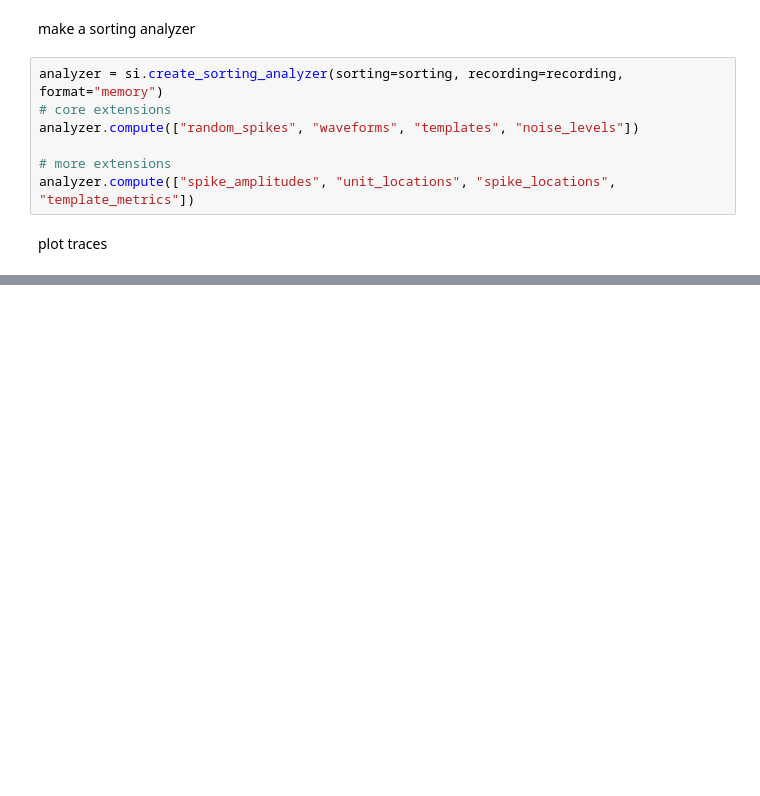
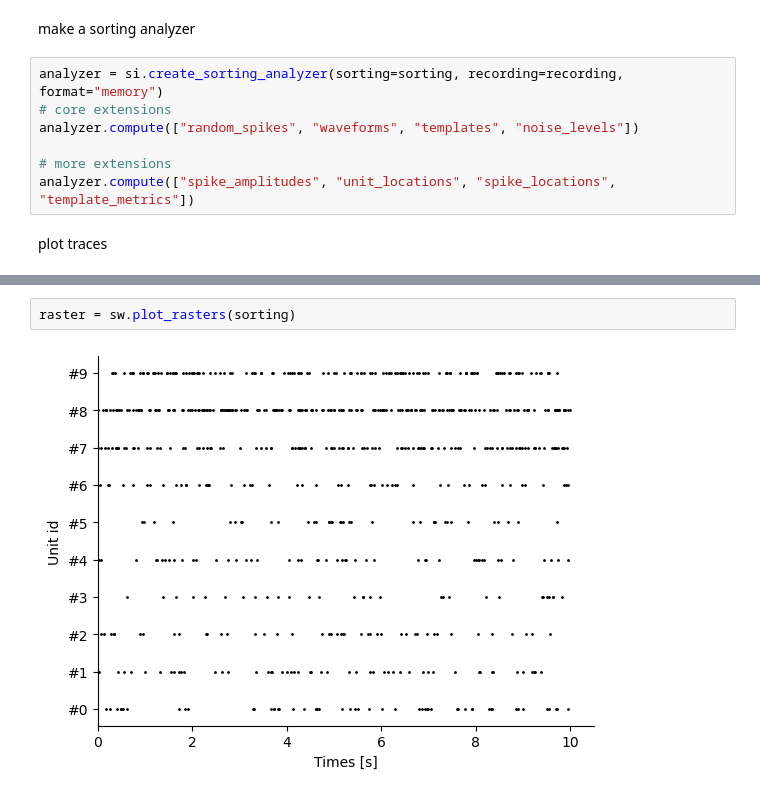
Before and after one commit to njnovo/spike_sorting, a Jupyter notebook: spikeinterface_demo/graph_demo.ipynb, the cells around one changed output, grey strips where cells are left out. Cells and saved outputs as stored; diff of their text form; blank space fills up the shorter version.

Commit message:
plots demo completed, not with blackrock data

```diff
--- a/spikeinterface_demo/graph_demo.ipynb
+++ b/spikeinterface_demo/graph_demo.ipynb
@@ -30,0 +35,4 @@ w_traces = sw.plot_traces(recording)
+# %%
+raster = sw.plot_rasters(sorting)
+# %% [output]
+[figure, added]
```
Also changed, not shown: parts of 9 cells of this notebook, 1 other file.
